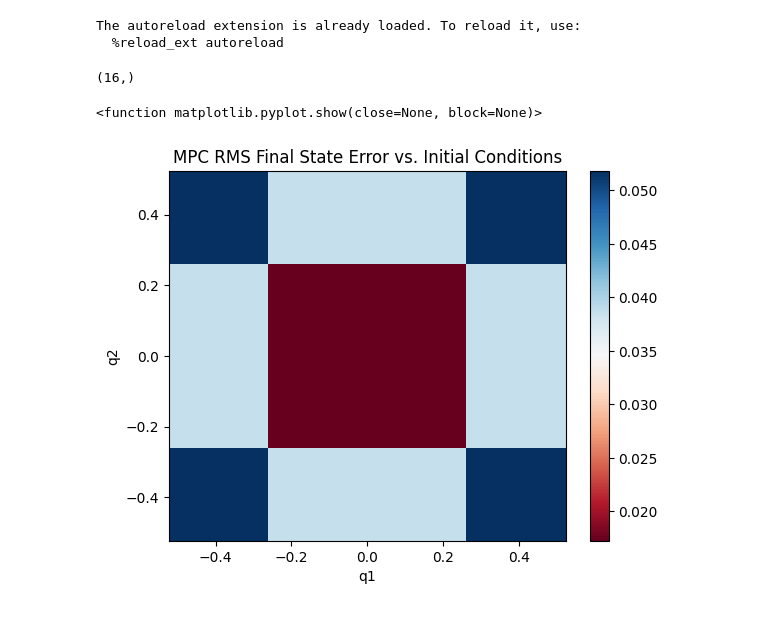
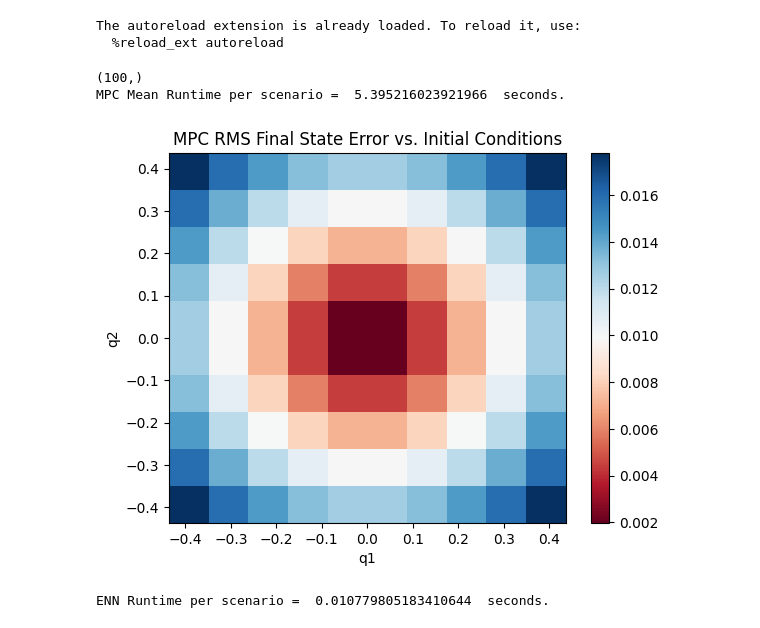
Before and after one commit to kevin-troy/neural_dynamics_learning, a Jupyter notebook: compare.ipynb, the cells around one changed output. Saved outputs shown, nothing was run; the diff lists cells and outputs as text; code cells hidden in the pictures.

```diff
--- a/compare.ipynb
+++ b/compare.ipynb
@@ -13,7 +13,7 @@ state_bounds = np.array([np.pi/8, np.pi/8, np.pi/16, np.pi/16])
 Case 1: Angular deflection only, no initial momentum
 """
 
-N_points = 4
+N_points = 10
 sg = np.array([0., 0., 0., 0.])
 q1 = np.linspace(-state_bounds[0], state_bounds[0], N_points)
 q2 = np.linspace(-state_bounds[1], state_bounds[1], N_points)
@@ -23,17 +23,19 @@ x0 = np.concatenate((q1_mesh.reshape((-1,1)), q2_mesh.reshape((-1,1)), np.zeros(
 errors = []
 runtimes = []
 #t = np.linspace(0,10,100)
-t = np.linspace(0,5,50)
+t = np.linspace(0,10,100)
 dt = t[1]-t[0]
 Q = 1*np.eye(4)
 R = 1*np.eye(2)
 P = np.diag([1, 1, 1, 1])
 N = 20
 A,B = dynamics.linear_dynamics(dt)
+state_hists = []
 
 for ic_id, ic_val in enumerate(x0):
     state_hist, control_hist, runtime = sim_mpc(t, ic_val, sg, Q, R, P, N)
     errors.append(sg-state_hist[-1])
+    state_hists.append(state_hist)
     runtimes.append(runtime)
 # %% [output]
 The autoreload extension is already loaded. To reload it, use:
@@ -41,19 +43,20 @@ The autoreload extension is already loaded. To reload it, use:
 # %%
 rms_errors = np.sqrt(np.sum(np.array(errors)**2, axis=1))
 print(rms_errors.shape)
+print("MPC Mean Runtime per scenario = ", np.mean(np.array(runtimes)), " seconds.")
 # %% [output]
-(16,)
+(100,)
+MPC Mean Runtime per scenario =  5.395216023921966  seconds.
 # %%
 fig, ax = plt.subplots()
 c = ax.pcolormesh(q1_mesh, q2_mesh, rms_errors.reshape((N_points,N_points)), cmap="RdBu")
 fig.colorbar(c, ax=ax)
 ax.set_xlabel("q1")
 ax.set_ylabel("q2")
 ax.set_title("MPC RMS Final State Error vs. Initial Conditions")
-plt.show
+plt.show()
 # %% [output]
-<function matplotlib.pyplot.show(close=None, block=None)>
-[figure, old version]
+[figure, new version]
 # %%
 import torch
 from sim_tools.sim_neural import sim_neural
@@ -66,7 +69,7 @@ sg_torch = torch.Tensor(sg)
 t_torch = torch.Tensor(t)
 a,b = x0_torch.shape
 
-hdim = 256 #126 256
+hdim = 128 #126 256
 V = nn.Sequential(
     nn.Linear(2, hdim),
     nn.ReLU(),
@@ -98,9 +101,12 @@ model = enn.AugmentedMirror(f, enn.ControlEffort(f)).cpu()
 
 global device
 device = 'cpu'
-model.load_state_dict(torch.load("models/deep.pth"))
+model.load_state_dict(torch.load("models/deep_long.pth"))
 model.eval().cpu()
 trajs, _, runtime_torch = sim_neural(model, x0_torch, sg_torch, t_torch)
+print("ENN Runtime per scenario = ", runtime_torch/(N_points**2), " seconds.")
+# %% [output]
+ENN Runtime per scenario =  0.010779805183410644  seconds.
 # %%
 errors_torch = np.array(trajs)[-1,:,:] - sg
 rms_errors_torch = np.sqrt(np.sum(errors_torch**2, axis=1))
```
Also changed, not shown: parts of 4 cells of this notebook.
